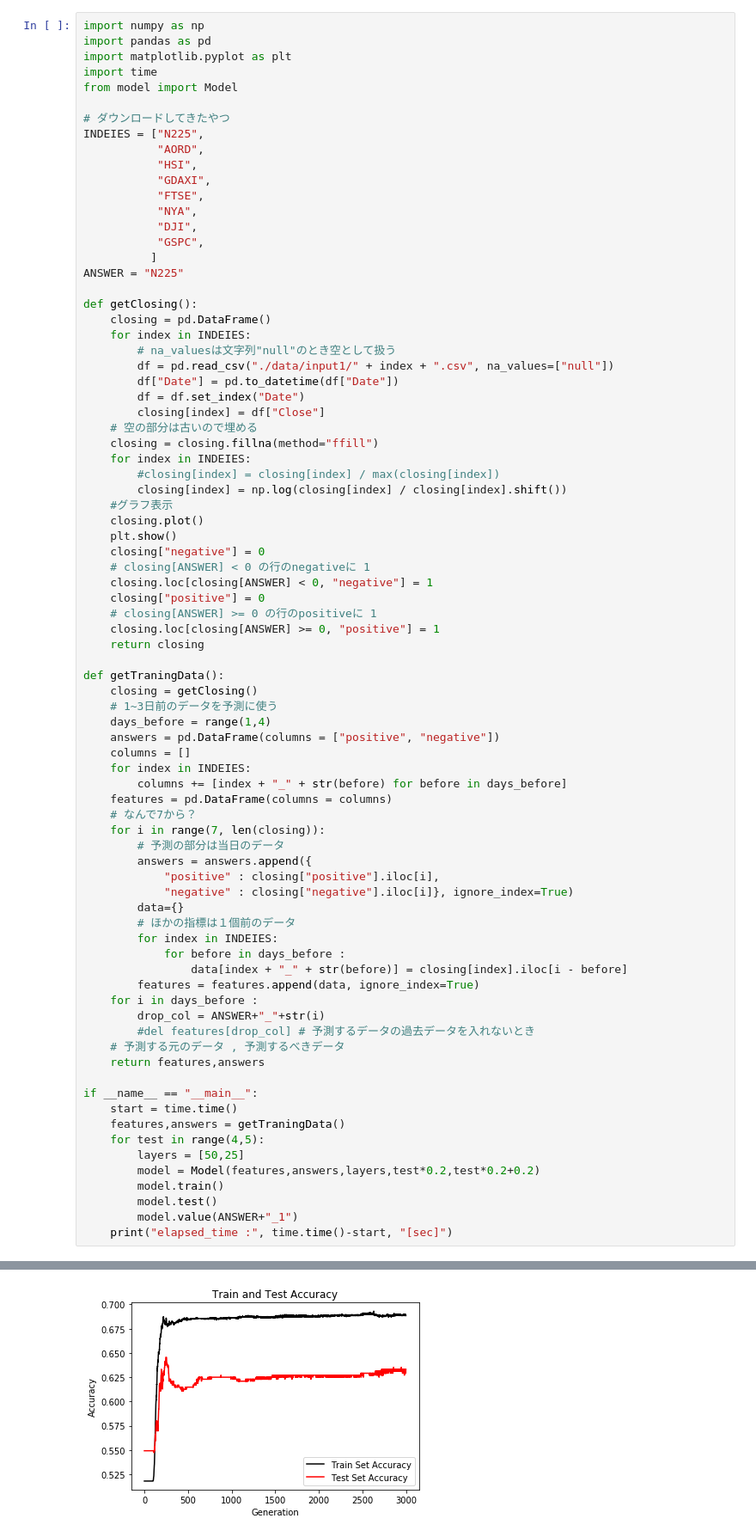
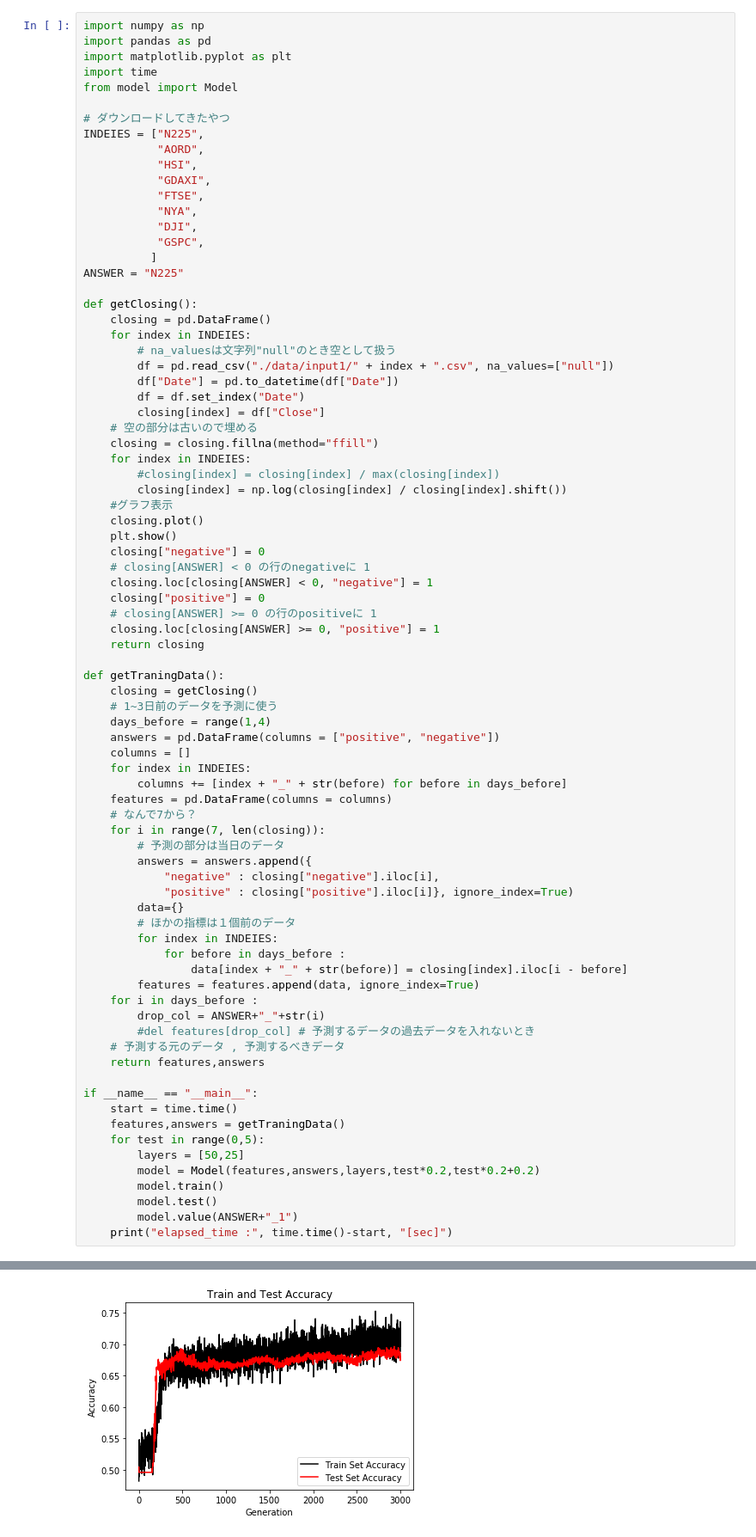
Before and after one commit to 5f5e0ff/repository, a Jupyter notebook: TensorFlowMachineLearning/TensorFlowMachineLearning.ipynb, the cells around one changed output, grey strips where cells are left out. Shown at 86% size. Saved outputs shown, nothing was run; the diff lists cells and outputs as text.

```diff
--- a/TensorFlowMachineLearning/TensorFlowMachineLearning.ipynb
+++ b/TensorFlowMachineLearning/TensorFlowMachineLearning.ipynb
@@ -54,8 +54,8 @@ def getTraningData():
     for i in range(7, len(closing)):
         # 予測の部分は当日のデータ
         answers = answers.append({
-            "positive" : closing["positive"].iloc[i],
-            "negative" : closing["negative"].iloc[i]}, ignore_index=True)
+            "negative" : closing["negative"].iloc[i],
+            "positive" : closing["positive"].iloc[i]}, ignore_index=True)
         data={}
         # ほかの指標は１個前のデータ
         for index in INDEIES:
@@ -71,7 +71,7 @@ def getTraningData():
 if __name__ == "__main__":
     start = time.time()
     features,answers = getTraningData()
-    for test in range(4,5):
+    for test in range(0,5):
         layers = [50,25]
         model = Model(features,answers,layers,test*0.2,test*0.2+0.2)
         model.train()
@@ -95 +95 @@ Epoch    loss
-[figure, old version]
+[figure, new version]
```
Also changed, not shown: parts of 1 cell of this notebook, 1 other file.
